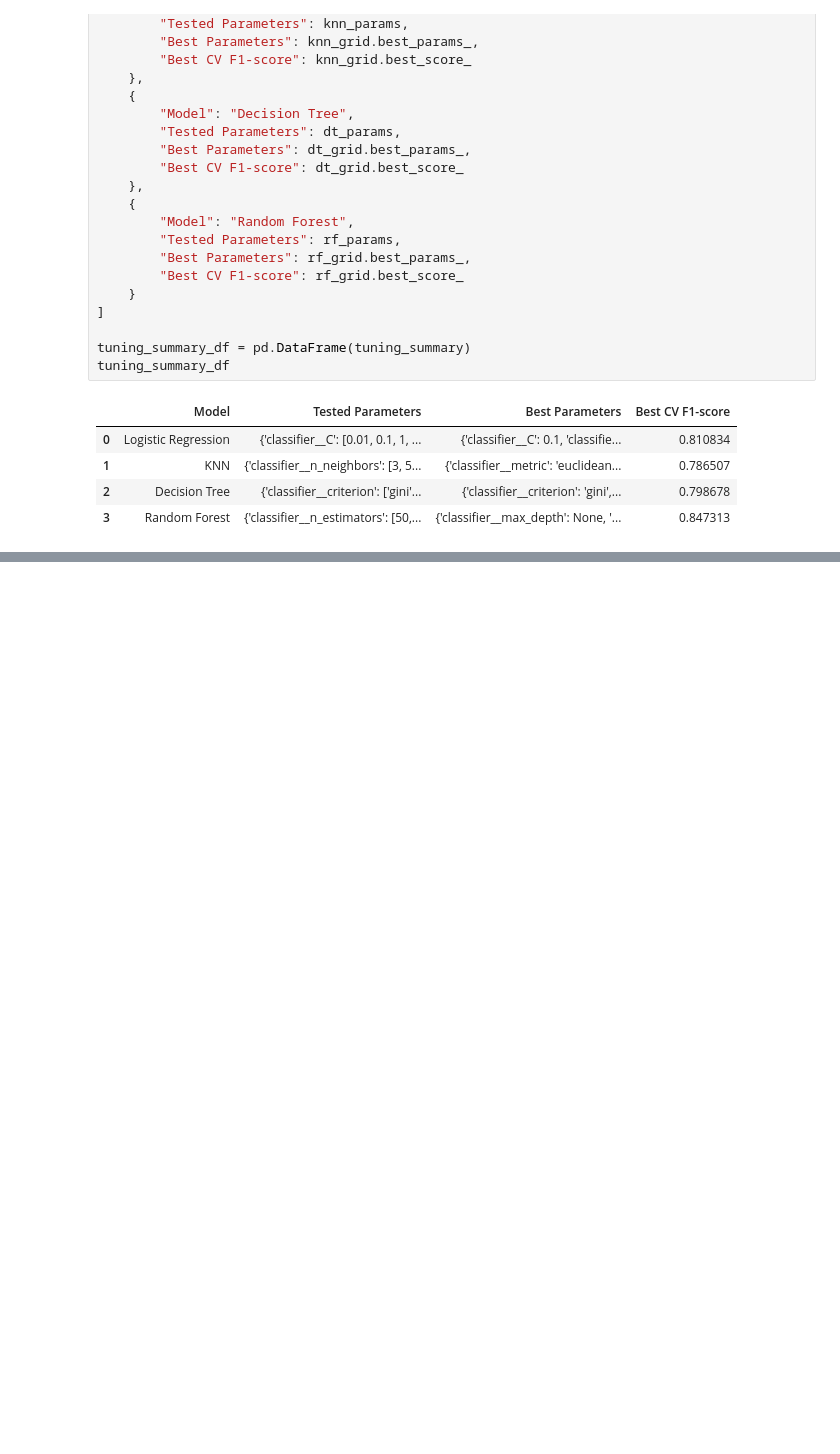
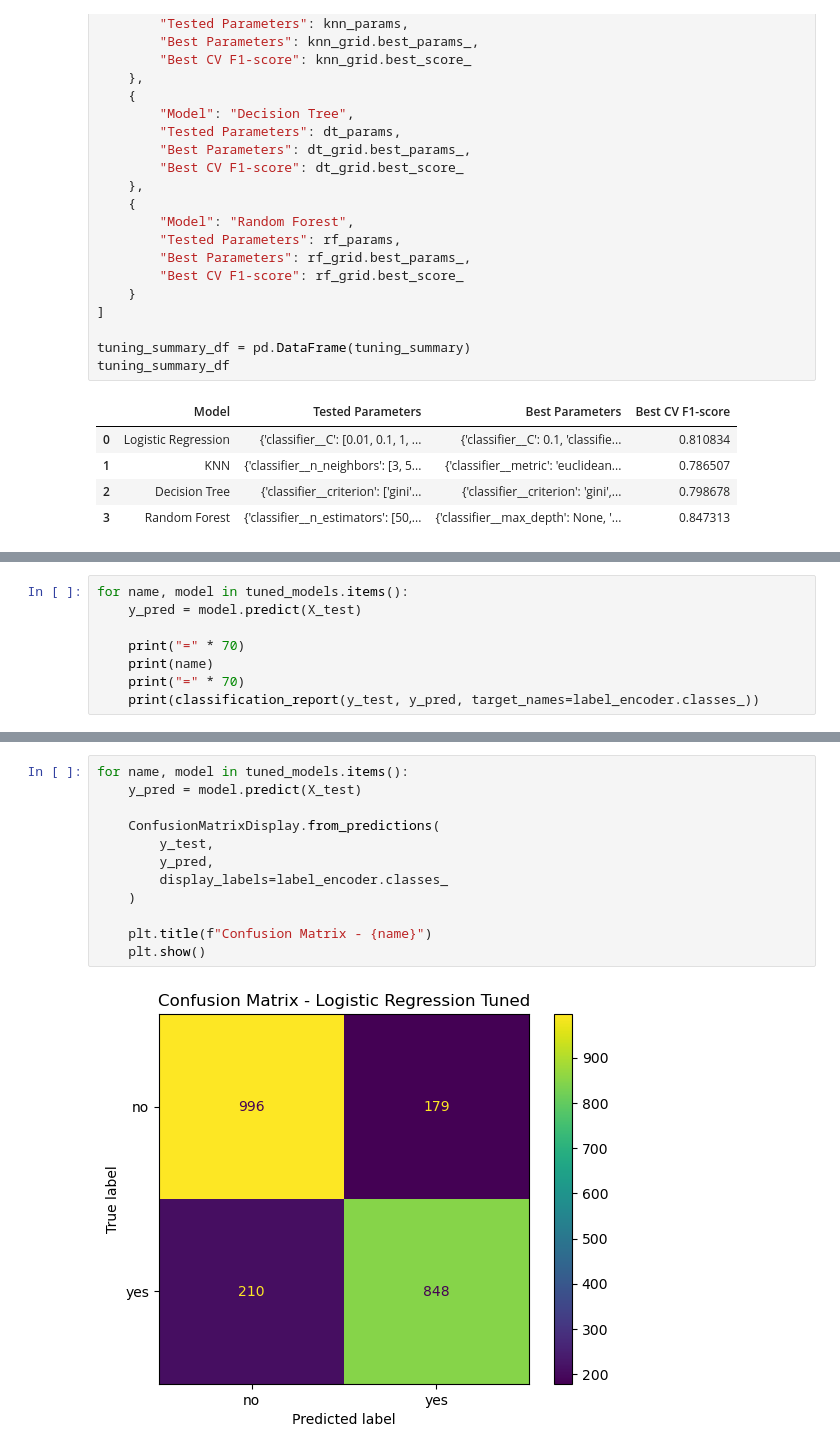
Before and after one commit to erze-haziri/bank-term-deposit-prediction, a Jupyter notebook: bank_term_deposit_analysis.ipynb, the cells around one changed output, grey strips where cells are left out. Saved outputs shown, nothing was run; the diff lists cells and outputs as text; blank space fills up the shorter version.

```diff
--- a/bank_term_deposit_analysis.ipynb
+++ b/bank_term_deposit_analysis.ipynb
@@ -646,0 +700,8 @@ tuning_summary_df
+# %%
+for name, model in tuned_models.items():
+    y_pred = model.predict(X_test)
+
+    print("=" * 70)
+    print(name)
+    print("=" * 70)
+    print(classification_report(y_test, y_pred, target_names=label_encoder.classes_))
@@ -646,0 +726,14 @@ tuning_summary_df
+# %%
+for name, model in tuned_models.items():
+    y_pred = model.predict(X_test)
+
+    ConfusionMatrixDisplay.from_predictions(
+        y_test,
+        y_pred,
+        display_labels=label_encoder.classes_
+    )
+
+    plt.title(f"Confusion Matrix - {name}")
+    plt.show()
+# %% [output]
+[figure, added]
```
Also changed, not shown: parts of 6 cells of this notebook.
